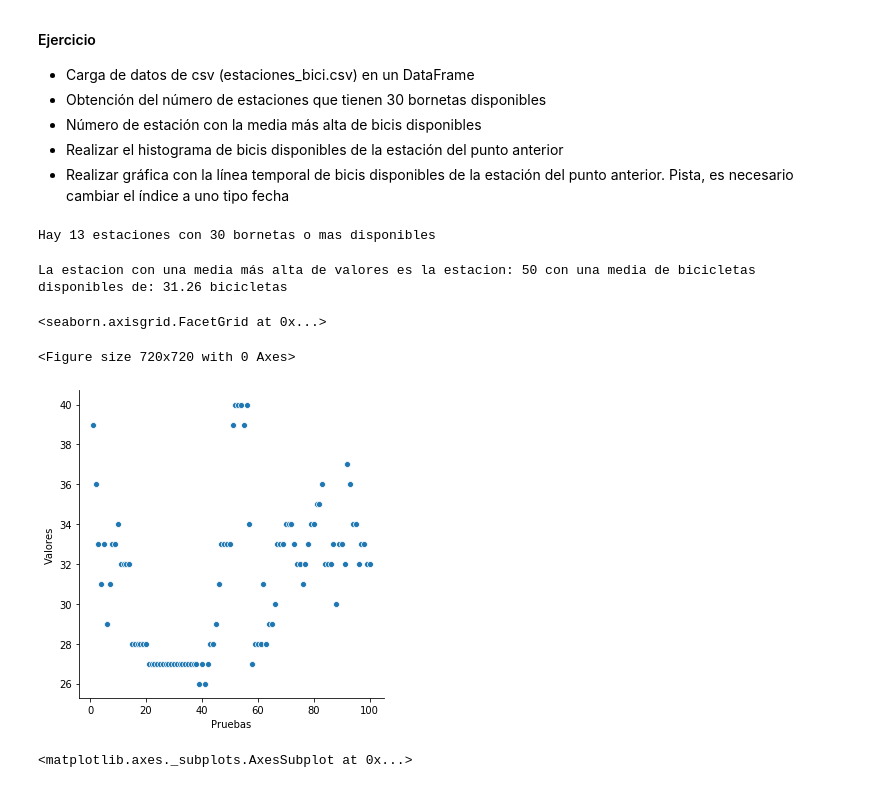
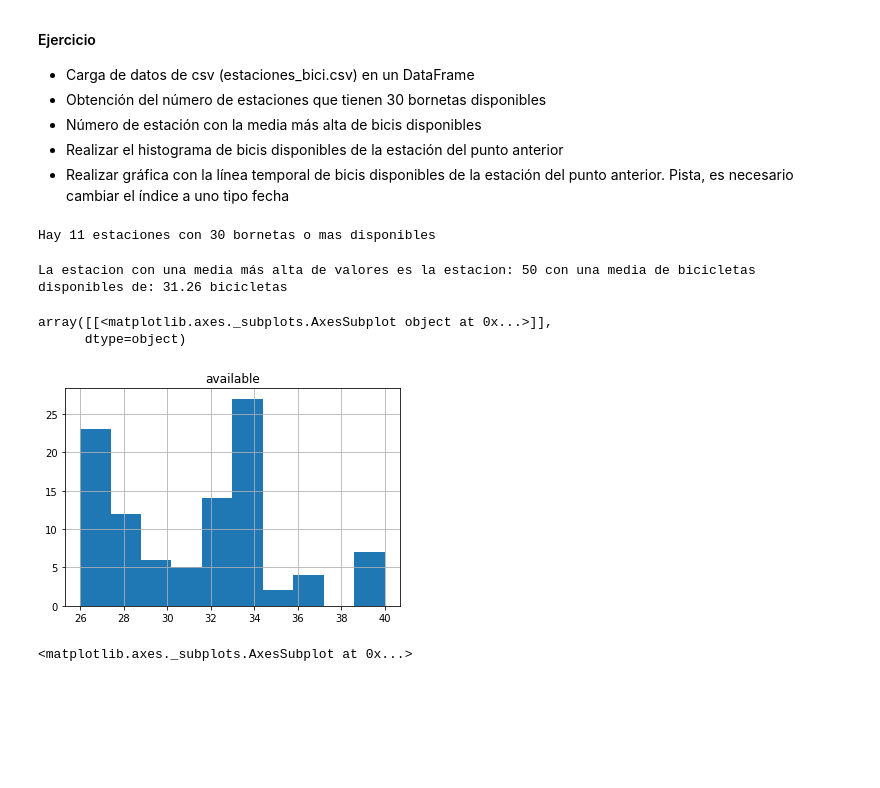
Before and after one commit to RaulCapellanFernandez/IntroduccionPython, a Jupyter notebook: 01MAIR_ACT_02.ipynb, the cells around one changed output. Drawn from its saved outputs; the diff is of its cells as text; code cells hidden in the pictures; blank space fills up the shorter version.

```diff
--- a/01MAIR_ACT_02.ipynb
+++ b/01MAIR_ACT_02.ipynb
@@ -249,10 +253,10 @@ ddbb = pd.read_csv("estaciones_bici.csv",sep = ';')
 ddbbData = ddbb[['station','total','download_date','available']]
 # %%
 bornetas = set()
-nBornetas = [bornetas.add(ddbbData['station'][x]) for x in range(len(ddbbData)) if ddbbData['total'][x] > 30]
+nBornetas = [bornetas.add(ddbbData['station'][i]) for i in range(len(ddbbData)) if ddbbData['total'][i] == 30]
 print("Hay",len(bornetas),"estaciones con 30 bornetas o mas disponibles")
 # %% [output]
-Hay 13 estaciones con 30 bornetas o mas disponibles
+Hay 11 estaciones con 30 bornetas o mas disponibles
 # %%
 idBornetas = set()
 [idBornetas.add(ddbbData['station'][x]) for x in range(len(ddbbData))]
@@ -277,19 +281,15 @@ La estacion con una media más alta de valores es la estacion: 50 con una media
 # %%
 import matplotlib.pyplot as plt
 %matplotlib inline
 import seaborn as sns
 
 ddbbHistogram = ddbbData.loc[(ddbbData['station'] == listaId[int(indexMax[0])])]
 
-imp = pd.DataFrame({'Pruebas': np.arange(1,len(ddbbHistogram['available'])+1,1), 'Valores': ddbbHistogram['available']})
-
-
-plt.figure(figsize=(10,10))
-sns.relplot(x = 'Pruebas', y = 'Valores', data = imp)
+ddbbHistogram.hist(column='available')
 # %% [output]
-<seaborn.axisgrid.FacetGrid at 0x...>
+array([[<matplotlib.axes._subplots.AxesSubplot object at 0x...>]],
+      dtype=object)
-<Figure size 720x720 with 0 Axes>
-[figure, old version]
+[figure, new version]
 # %%
 imp = pd.DataFrame({'Pruebas': ddbbHistogram['download_date'], 'Valores': ddbbHistogram['available']})
 
```
Also changed, not shown: parts of 2 cells of this notebook.
